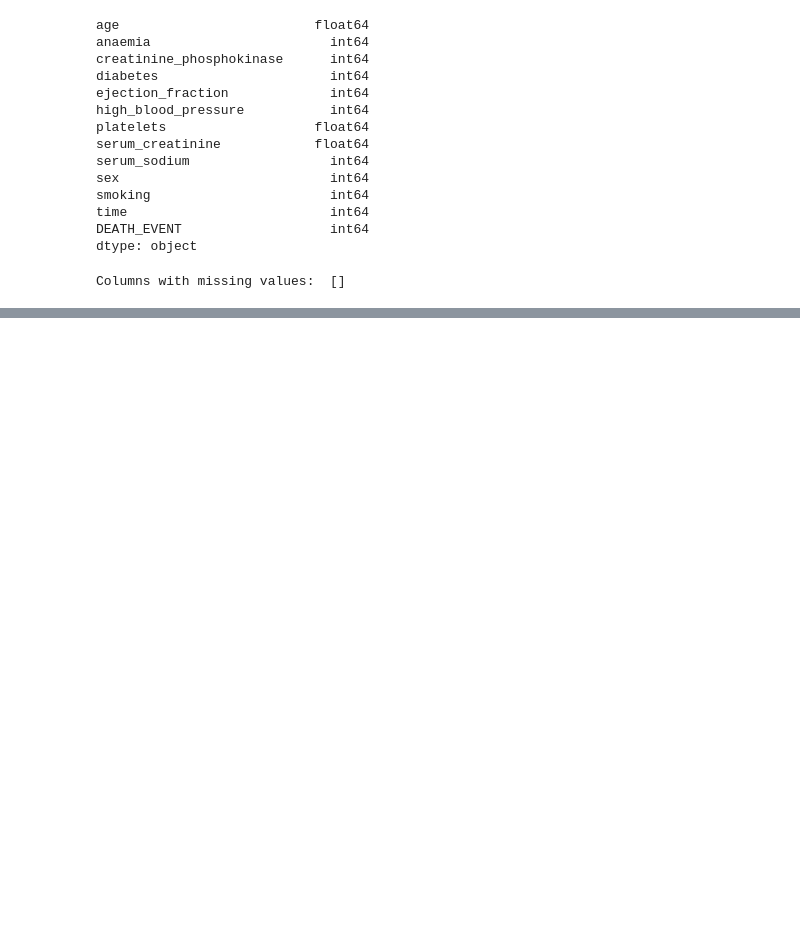
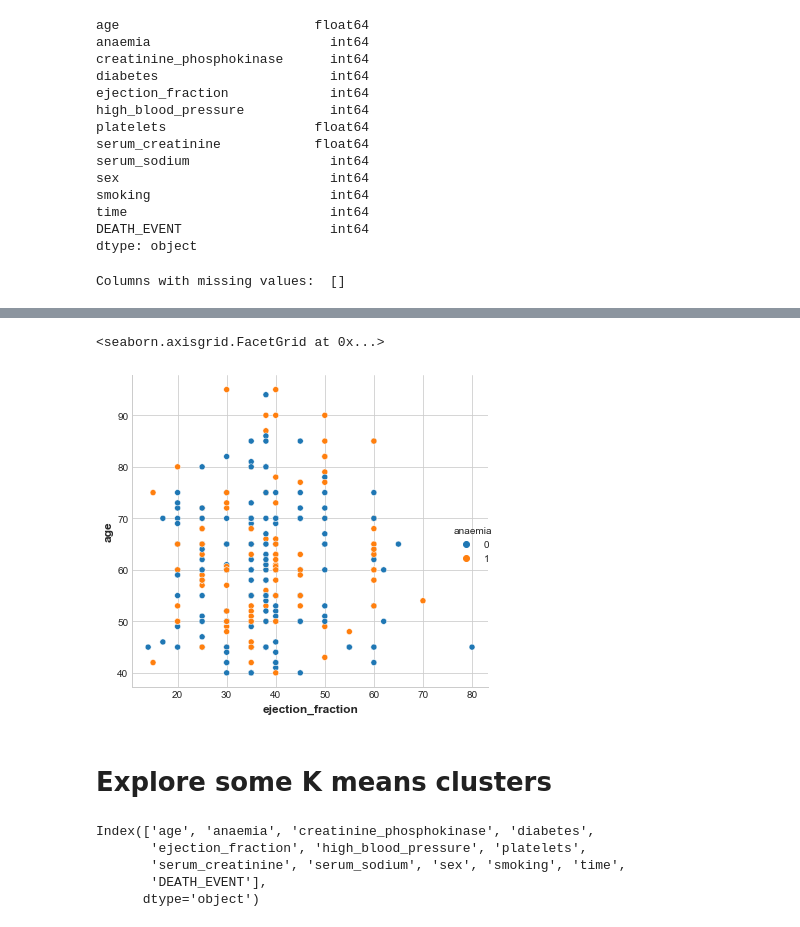
Before and after one commit to joshfuchs/ML_projects, a Jupyter notebook: heart_failure.ipynb, the cells around one changed output, grey strips where cells are left out. Drawn from its saved outputs; the diff is of its cells as text; code cells hidden in the pictures; blank space fills up the shorter version.

```diff
--- a/heart_failure.ipynb
+++ b/heart_failure.ipynb
@@ -89,0 +120,15 @@ Columns with missing values:  []
+# %%
+sns.relplot(x = 'ejection_fraction', y = 'age', hue = 'anaemia', data = df)
+# %% [output]
+<seaborn.axisgrid.FacetGrid at 0x...>
+[figure, added]
+# %% [markdown]
+# Explore some K means clusters
+# %%
+df.columns
+# %% [output]
+Index(['age', 'anaemia', 'creatinine_phosphokinase', 'diabetes',
+       'ejection_fraction', 'high_blood_pressure', 'platelets',
+       'serum_creatinine', 'serum_sodium', 'sex', 'smoking', 'time',
+       'DEATH_EVENT'],
+      dtype='object')
```
Also changed, not shown: parts of 11 cells of this notebook.
